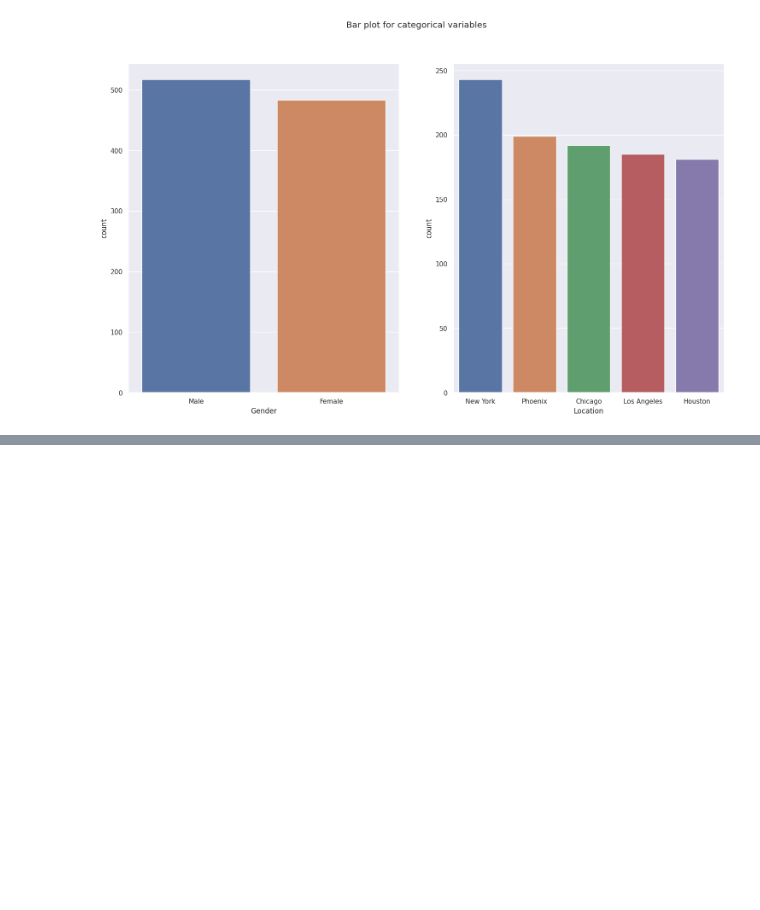
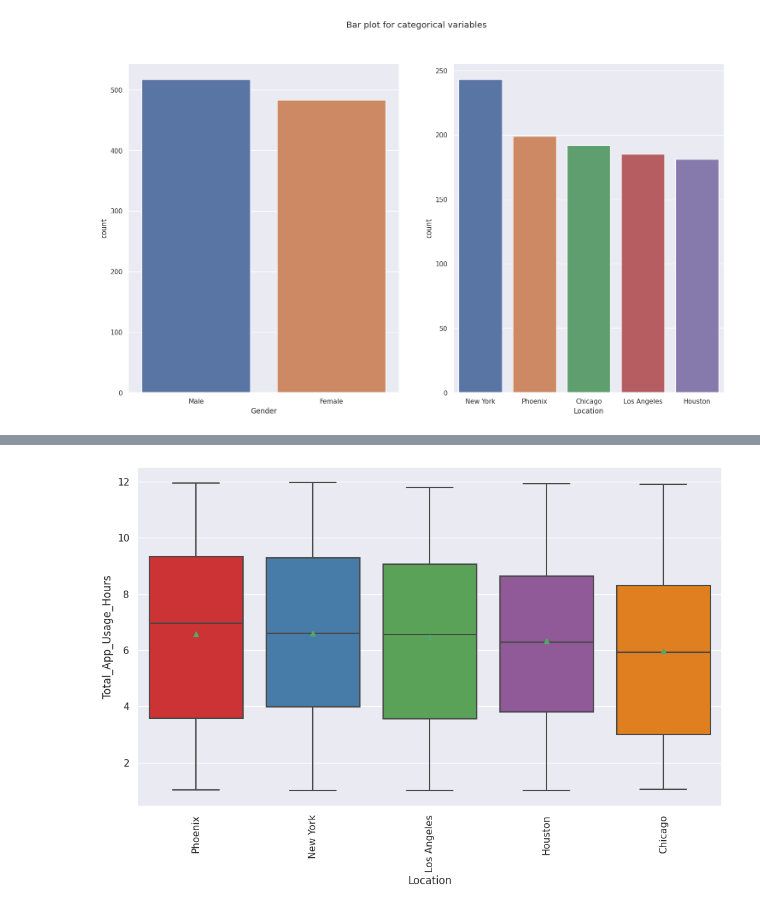
Before and after one commit to chemkemeimyers/MachineLearningProjects, a Jupyter notebook: CellPhoneUsage/notebook5ab9fcd89e-cellphoneusage.ipynb, the cells around one changed output, grey strips where cells are left out. Cells and saved outputs as stored; diff of their text form; code cells hidden in the pictures; blank space fills up the shorter version.

```diff
--- a/CellPhoneUsage/notebook5ab9fcd89e-cellphoneusage.ipynb
+++ b/CellPhoneUsage/notebook5ab9fcd89e-cellphoneusage.ipynb
@@ -190,0 +205,4 @@ sns.countplot(ax=axes[1], data = data_df, x = 'Location', order=data_df['Locatio
+# %%
+createBoxPlot(data_df,'Location','Total_App_Usage_Hours')
+# %% [output]
+[figure, added]
```
Also changed, not shown: parts of 18 cells of this notebook.
